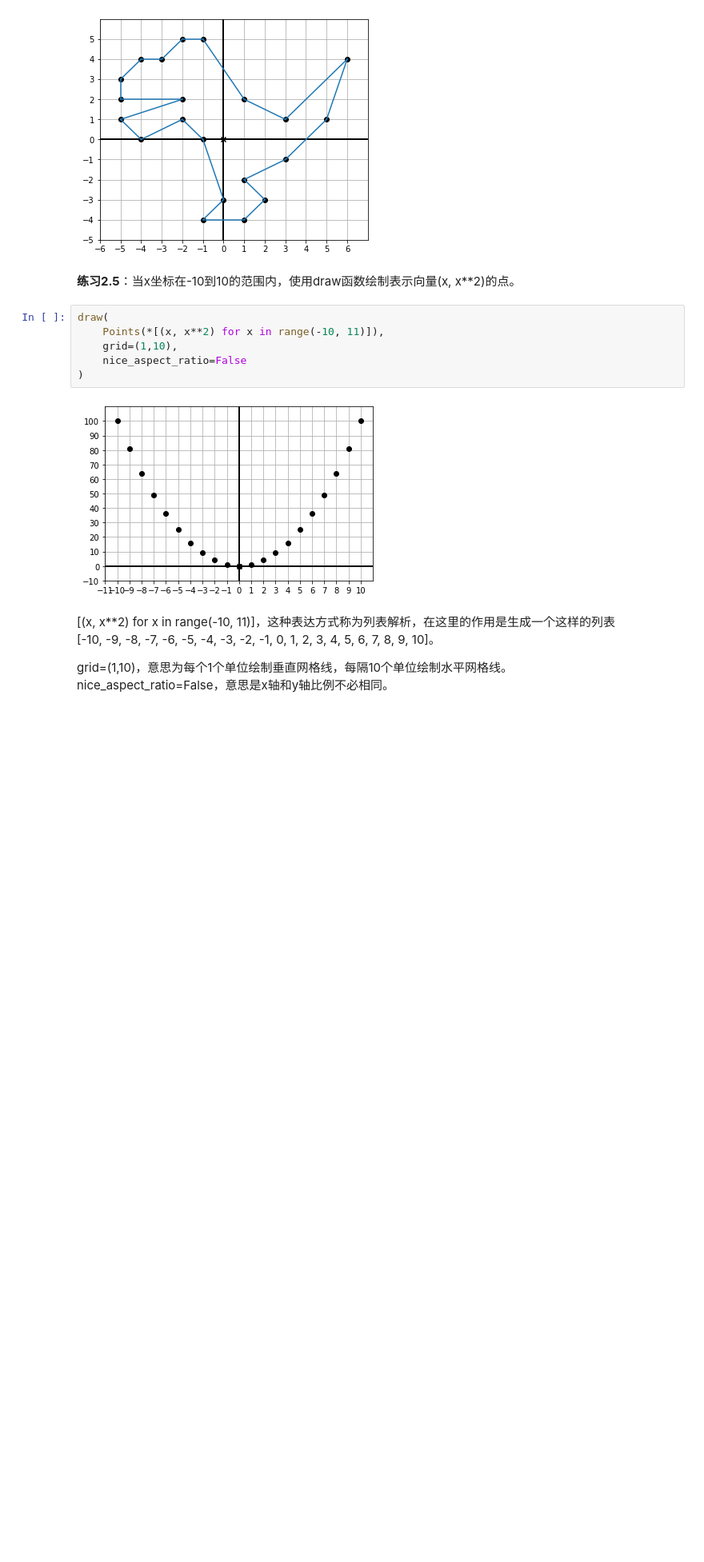
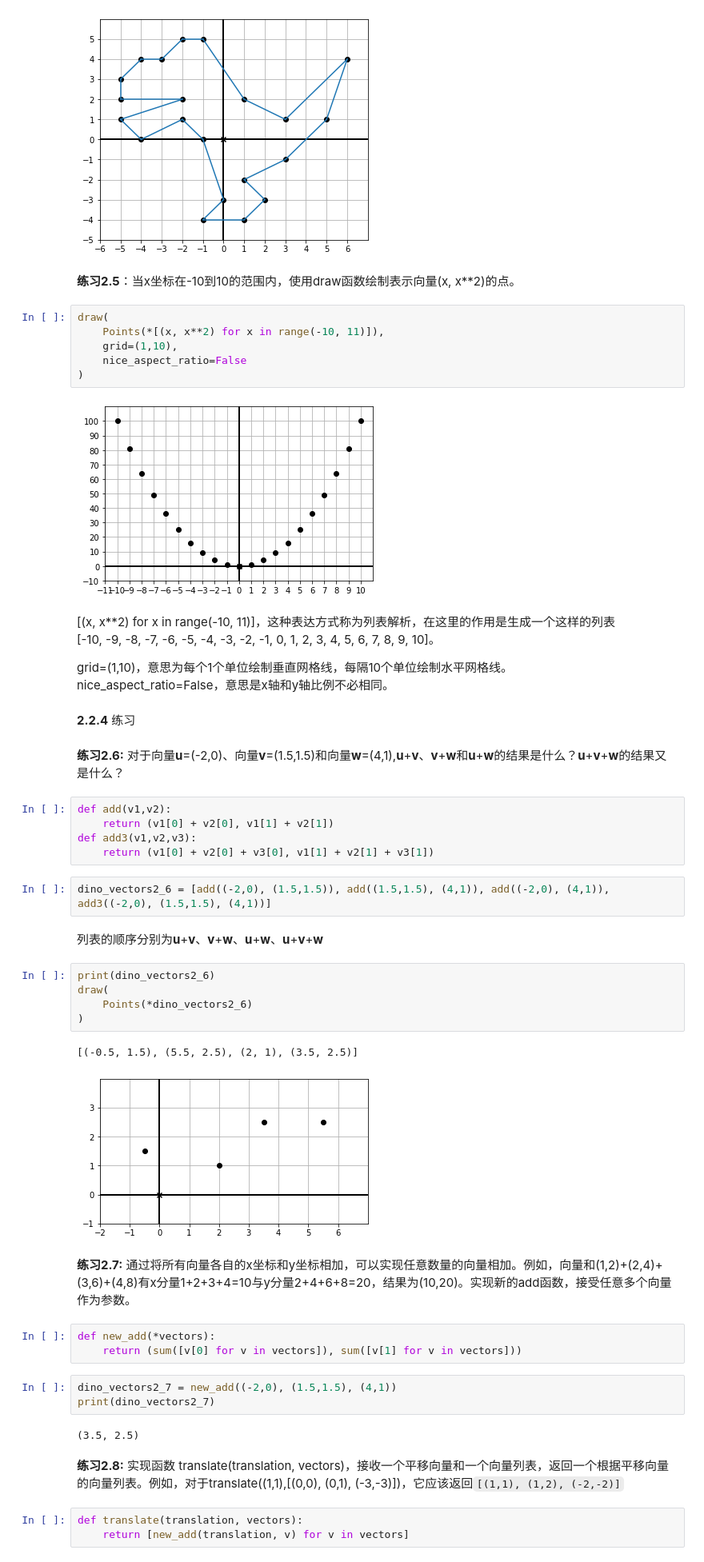
Before and after one commit to SimonOct/note, a Jupyter notebook: Python/程序员数学/资料/Math-for-Programmers-master/Chapter 02/EXERCISE.ipynb, the cells around one changed output. Shown: that part at 80% size. Drawn from its saved outputs; the diff is of its cells as text; blank space fills up the shorter version.

```diff
--- a/Python/程序员数学/资料/Math-for-Programmers-master/Chapter 02/EXERCISE.ipynb
+++ b/Python/程序员数学/资料/Math-for-Programmers-master/Chapter 02/EXERCISE.ipynb
@@ -57,3 +57,39 @@ draw(
 
 grid=(1,10)，意思为每个1个单位绘制垂直网格线，每隔10个单位绘制水平网格线。
 nice_aspect_ratio=False，意思是x轴和y轴比例不必相同。
+# %% [markdown]
+**2.2.4** 练习
+# %% [markdown]
+**练习2.6:** 对于向量**u**=(-2,0)、向量**v**=(1.5,1.5)和向量**w**=(4,1),**u**+**v**、**v**+**w**和**u**+**w**的结果是什么？**u**+**v**+**w**的结果又是什么？
+# %%
+def add(v1,v2):
+    return (v1[0] + v2[0], v1[1] + v2[1])
+def add3(v1,v2,v3):
+    return (v1[0] + v2[0] + v3[0], v1[1] + v2[1] + v3[1])
+# %%
+dino_vectors2_6 = [add((-2,0), (1.5,1.5)), add((1.5,1.5), (4,1)), add((-2,0), (4,1)), add3((-2,0), (1.5,1.5), (4,1))]
+# %% [markdown]
+列表的顺序分别为**u**+**v**、**v**+**w**、**u**+**w**、**u**+**v**+**w**
+# %%
+print(dino_vectors2_6)
+draw(
+    Points(*dino_vectors2_6)
+)
+# %% [output]
+[(-0.5, 1.5), (5.5, 2.5), (2, 1), (3.5, 2.5)]
+[figure, added]
+# %% [markdown]
+**练习2.7:** 通过将所有向量各自的x坐标和y坐标相加，可以实现任意数量的向量相加。例如，向量和(1,2)+(2,4)+(3,6)+(4,8)有x分量1+2+3+4=10与y分量2+4+6+8=20，结果为(10,20)。实现新的add函数，接受任意多个向量作为参数。
+# %%
+def new_add(*vectors):
+    return (sum([v[0] for v in vectors]), sum([v[1] for v in vectors]))
+# %%
+dino_vectors2_7 = new_add((-2,0), (1.5,1.5), (4,1))
+print(dino_vectors2_7)
+# %% [output]
+(3.5, 2.5)
+# %% [markdown]
+**练习2.8:** 实现函数 translate(translation, vectors)，接收一个平移向量和一个向量列表，返回一个根据平移向量的向量列表。例如，对于translate((1,1),\[(0,0), (0,1), (-3,-3)\])，它应该返回`[(1,1), (1,2), (-2,-2)]`
+# %%
+def translate(translation, vectors):
+    return [new_add(translation, v) for v in vectors]
```
Also changed, not shown: parts of 1 cell of this notebook, 1 other file.
